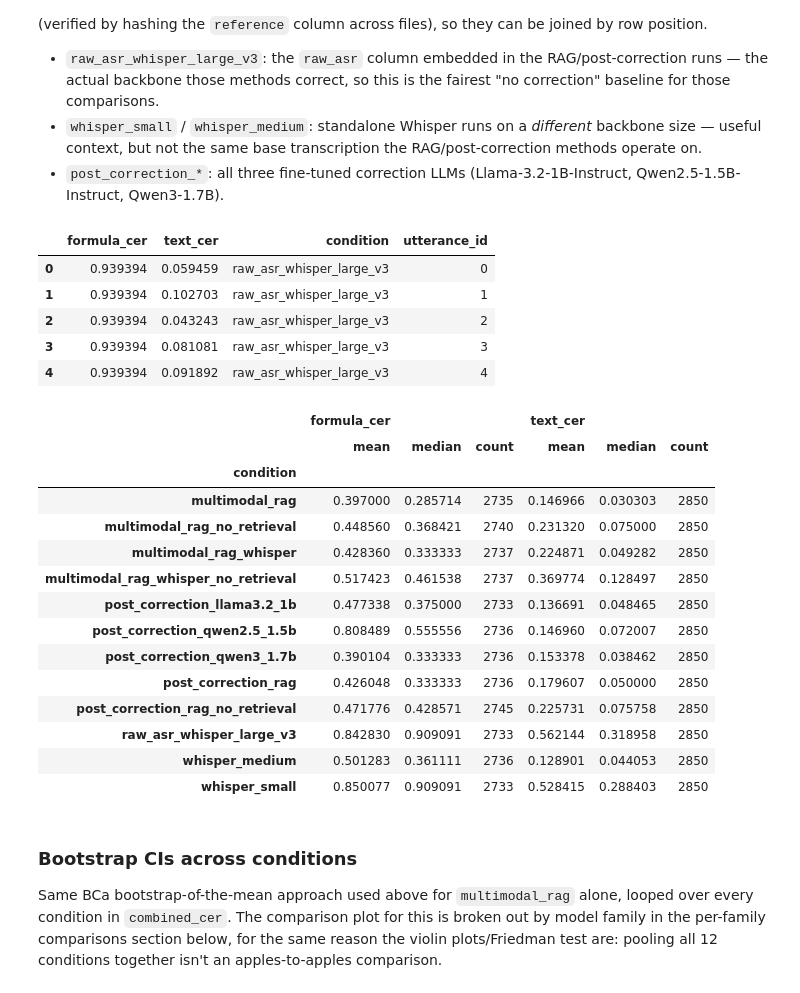
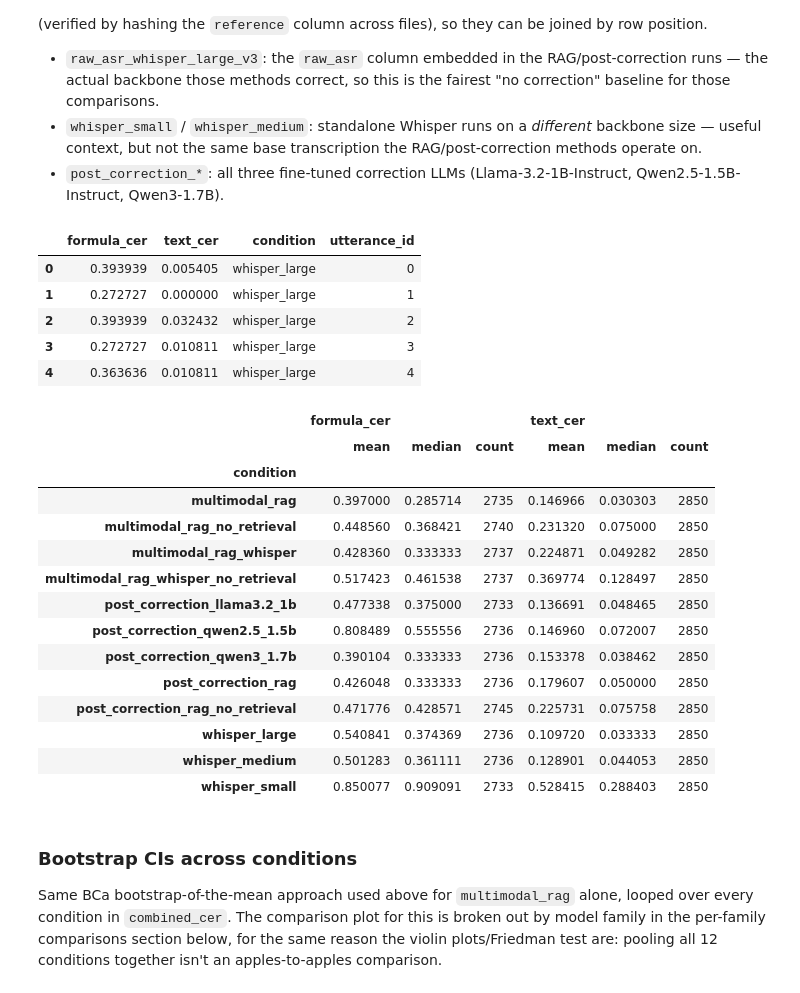
Before and after one commit to AlexPham0209/asr-thesis-project, a Jupyter notebook: notebooks/results_analysis.ipynb, the cells around one changed output. Drawn from its saved outputs; the diff is of its cells as text; code cells hidden in the pictures.

```diff
--- a/notebooks/results_analysis.ipynb
+++ b/notebooks/results_analysis.ipynb
@@ -199,11 +28,44 @@ Reuses `formula_text_cer` from above across every result directory in `results/`
 - `whisper_small` / `whisper_medium`: standalone Whisper runs on a *different* backbone size — useful context, but not the same base transcription the RAG/post-correction methods operate on.
 - `post_correction_*`: all three fine-tuned correction LLMs (Llama-3.2-1B-Instruct, Qwen2.5-1.5B-Instruct, Qwen3-1.7B).
 # %%
+from tqdm.auto import tqdm
+
+def formula_text_cer(prediction, reference):
+    prediction = prediction.lower()
+    reference = reference.lower()
+
+    pred_formula, _ = metrics.extract_in_context_formulas_bulk([prediction])
+    ref_formula, _ = metrics.extract_in_context_formulas_bulk([reference])
+    pred_text = metrics.extract_in_context_text_bulk([prediction])
+    ref_text = metrics.extract_in_context_text_bulk([reference])
+
+    result = {}
+
+    # "$$" is the placeholder for "no formula in this utterance"; skip the row
+    # (like compute_formulas_only's corpus-level filter) when neither side has one.
+    if pred_formula[0] == "$$" and ref_formula[0] == "$$":
+        result["formula_cer"] = float("nan")
+    else:
+        try:
+            result["formula_cer"] = metrics.cer.compute(
+                predictions=pred_formula, references=ref_formula
+            )
+        except ZeroDivisionError:
+            result["formula_cer"] = float("nan")
+
+    try:
+        result["text_cer"] = metrics.cer.compute(predictions=pred_text, references=ref_text)
+    except ZeroDivisionError:
+        result["text_cer"] = float("nan")
+
+    return result
+
+
 CONDITIONS = {
     # name -> (path relative to results_directory, column holding the hypothesis text)
-    "raw_asr_whisper_large_v3": ("multimodal_rag_no_retrieval/predictions_2026-09-25_22-40-18.jsonl", "raw_asr"),
-    "whisper_small": ("whisper/predictions_2026-09-25_22-40-49.jsonl", "prediction"),
-    "whisper_medium": ("whisper/predictions_2026-09-25_22-40-50.jsonl", "prediction"),
+    "whisper_large": ("whisper-large/predictions_2026-10-04_10-43-24.jsonl", "prediction"),
+    "whisper_small": ("whisper-small/predictions_2026-09-25_22-40-49.jsonl", "prediction"),
+    "whisper_medium": ("whisper-medium/predictions_2026-09-25_22-40-50.jsonl", "prediction"),
     "multimodal_rag": ("multimodal_rag/predictions.jsonl", "prediction"),
     "multimodal_rag_no_retrieval": ("multimodal_rag_no_retrieval/predictions_2026-09-25_22-40-18.jsonl", "prediction"),
     "multimodal_rag_whisper": ("multimodal_rag_whisper/predictions_2026-09-25_22-40-18.jsonl", "prediction"),
@@ -211,38 +73,38 @@ CONDITIONS = {
         "multimodal_rag_whisper_no_retrieval/predictions_2026-09-26_11-54-50.jsonl",
         "prediction",
     ),
     "post_correction_llama3.2_1b": ("post_correction/predictions_2026-09-25_22-40-51.jsonl", "prediction"),
     "post_correction_qwen2.5_1.5b": ("post_correction/predictions_2026-09-25_22-42-54.jsonl", "prediction"),
     "post_correction_qwen3_1.7b": ("post_correction/predictions_2026-09-25_22-49-54.jsonl", "prediction"),
     "post_correction_rag": ("post_correction_rag/predictions_2026-09-26_11-54-50.jsonl", "prediction"),
     "post_correction_rag_no_retrieval": (
         "post_correction_rag_no_retrieval/predictions_2026-09-26_11-55-22.jsonl",
         "prediction",
     ),
 }
 
 all_records = []
 for condition, (relative_path, column) in CONDITIONS.items():
     condition_predictions = pd.read_json(os.path.join(results_directory, relative_path), lines=True)
     for utterance_id, row in tqdm(
         condition_predictions.iterrows(),
         total=len(condition_predictions),
         desc=f"Computing CER: {condition}",
     ):
         row_metrics = formula_text_cer(row[column], row["reference"])
         row_metrics["condition"] = condition
         row_metrics["utterance_id"] = utterance_id
         all_records.append(row_metrics)
 
 combined_cer = pd.DataFrame(all_records)
 combined_cer.head()
 # %% [output]
 |  | formula_cer | text_cer | condition | utterance_id |
-| 0 | 0.939394 | 0.059459 | raw_asr_whisper_large_v3 | 0 |
-| 1 | 0.939394 | 0.102703 | raw_asr_whisper_large_v3 | 1 |
-| 2 | 0.939394 | 0.043243 | raw_asr_whisper_large_v3 | 2 |
-| 3 | 0.939394 | 0.081081 | raw_asr_whisper_large_v3 | 3 |
-| 4 | 0.939394 | 0.091892 | raw_asr_whisper_large_v3 | 4 |
+| 0 | 0.393939 | 0.005405 | whisper_large | 0 |
+| 1 | 0.272727 | 0.000000 | whisper_large | 1 |
+| 2 | 0.393939 | 0.032432 | whisper_large | 2 |
+| 3 | 0.272727 | 0.010811 | whisper_large | 3 |
+| 4 | 0.363636 | 0.010811 | whisper_large | 4 |
 # %%
 combined_cer.groupby("condition")[["formula_cer", "text_cer"]].agg(["mean", "median", "count"])
 # %% [output]
@@ -258,7 +120,7 @@ combined_cer.groupby("condition")[["formula_cer", "text_cer"]].agg(["mean", "med
 | post_correction_qwen3_1.7b | 0.390104 | 0.333333 | 2736 | 0.153378 | 0.038462 | 2850 |
 | post_correction_rag | 0.426048 | 0.333333 | 2736 | 0.179607 | 0.050000 | 2850 |
 | post_correction_rag_no_retrieval | 0.471776 | 0.428571 | 2745 | 0.225731 | 0.075758 | 2850 |
-| raw_asr_whisper_large_v3 | 0.842830 | 0.909091 | 2733 | 0.562144 | 0.318958 | 2850 |
+| whisper_large | 0.540841 | 0.374369 | 2736 | 0.109720 | 0.033333 | 2850 |
 | whisper_medium | 0.501283 | 0.361111 | 2736 | 0.128901 | 0.044053 | 2850 |
 | whisper_small | 0.850077 | 0.909091 | 2733 | 0.528415 | 0.288403 | 2850 |
 # %% [markdown]
```
Also changed, not shown: parts of 39 cells of this notebook, 18 other files.
